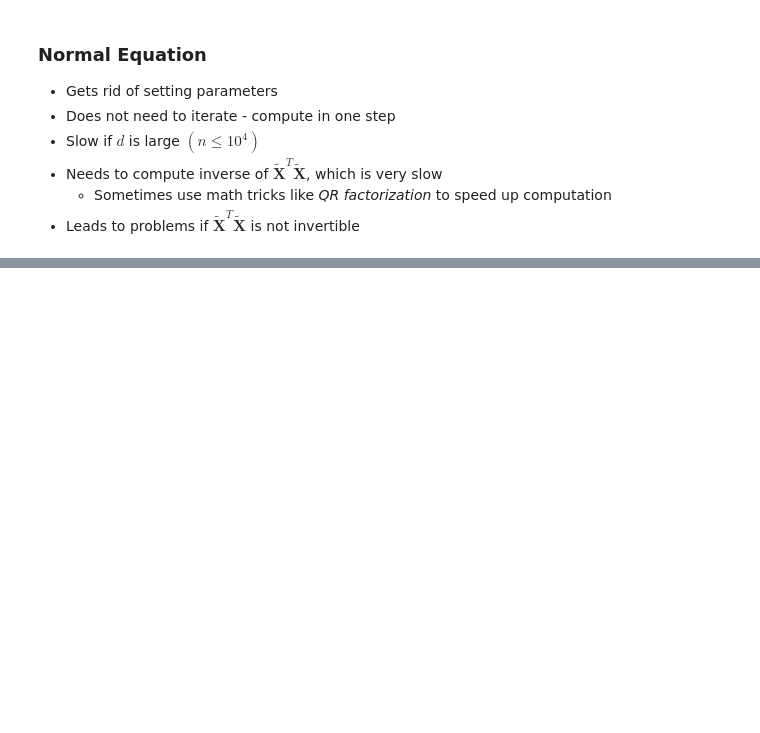
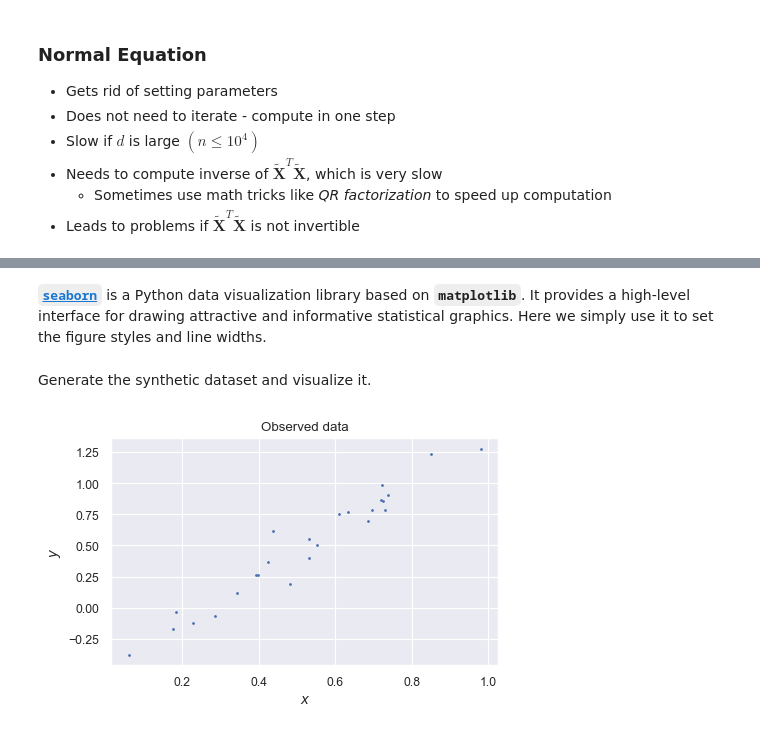
Before and after one commit to Knoero/MachineLearning, a Jupyter notebook: 1 Basics/00 Linear Regression via Least Squares.ipynb, the cells around one changed output, grey strips where cells are left out. Cells and saved outputs as stored; diff of their text form; code cells hidden in the pictures; blank space fills up the shorter version.

```diff
--- a/1 Basics/00 Linear Regression via Least Squares.ipynb
+++ b/1 Basics/00 Linear Regression via Least Squares.ipynb
@@ -82,0 +163,29 @@ $$
+# %% [markdown]
+**[``seaborn``](https://seaborn.pydata.org/)** is a Python data visualization library based on **``matplotlib``**. It provides a high-level interface for drawing attractive and informative statistical graphics. Here we simply use it to set the figure styles and line widths.
+# %%
+import seaborn as sns
+# Use the default figure style in seaborn
+sns.set()
+# Set the line width
+sns.set_context('paper')
+# %% [markdown]
+Generate the synthetic dataset and visualize it.
+# %%
+# Number of observations
+num_obs = 25
+# Sample x
+x = np.random.rand(num_obs).reshape(-1, 1)
+# True parameters
+theta_true = np.array([-0.5, 2.0]).reshape(-1, 1)
+# Calculate y samples
+y = theta_true[0] + theta_true[1] * x + 0.1 * np.random.randn(num_obs).reshape(
+    -1, 1)
+# Visulize the dataset
+fig, ax = plt.subplots(figsize=(5, 3), dpi=100)
+ax.plot(x, y, '.', markersize=2)
+ax.set_xlabel('$x$')
+ax.set_ylabel('$y$')
+ax.set_title('Observed data')
+plt.show()
+# %% [output]
+[figure, added]
```
Also changed, not shown: parts of 38 cells of this notebook, 1 other file.
